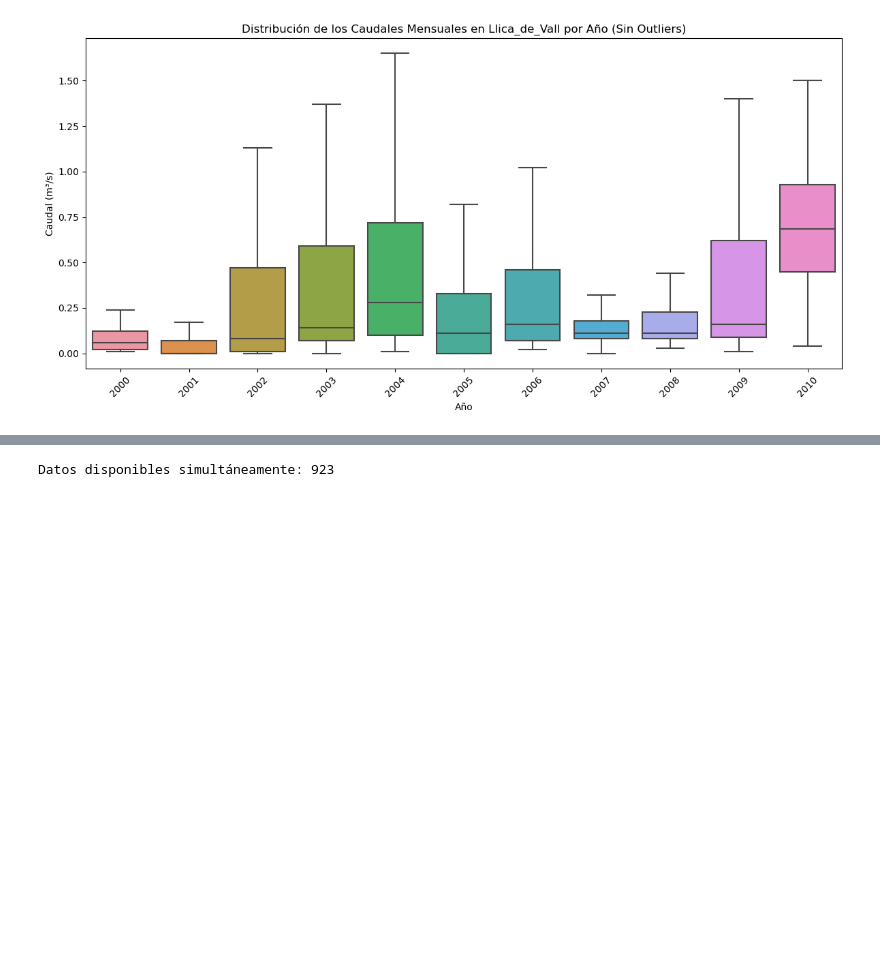
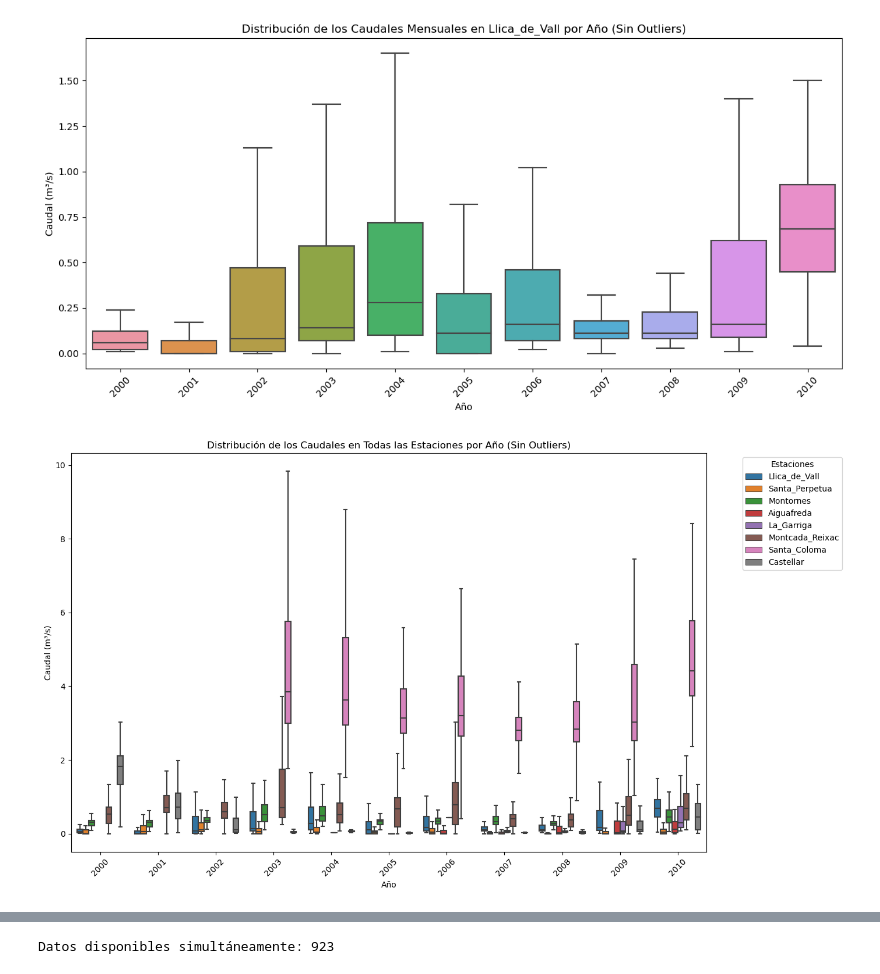
Before and after one commit to saosar/Hidrology, a Jupyter notebook: Estadistica/2SOAEstadistica.ipynb, the cells around one changed output, grey strips where cells are left out. Cells and saved outputs as stored; diff of their text form; code cells hidden in the pictures; blank space fills up the shorter version.

```diff
--- a/Estadistica/2SOAEstadistica.ipynb
+++ b/Estadistica/2SOAEstadistica.ipynb
@@ -752,3 +777,30 @@ fig.update_layout(
 
 # 7. Mostrar el gráfico interactivo
 fig.show()
+# %%
+
+# 1. Asegurarse de que la columna 'Year' y 'Month' estén creadas
+TotalDat['Year'] = TotalDat['Fecha'].dt.year  # Extraer el año
+TotalDat['Month'] = TotalDat['Fecha'].dt.month  # Extraer el mes
+
+# 2. Calcular el caudal medio mensual para todas las estaciones por mes y año
+caudal_medio_mensual_todas = TotalDat.groupby(['Estacio', 'Year', 'Month']).agg({'Valor': 'mean'}).reset_index()
+
+# 3. Crear una nueva columna 'YearMonth' para combinar el año y el mes
+caudal_medio_mensual_todas['YearMonth'] = pd.to_datetime(caudal_medio_mensual_todas[['Year', 'Month']].assign(Day=1))
+
+# 4. Crear el gráfico de líneas interactivo con Plotly para todas las estaciones
+fig = px.line(caudal_medio_mensual_todas, x='YearMonth', y='Valor', color='Estacio',
+              title="Evolución del Caudal Medio Mensual por Estación",
+              labels={"Valor": "Caudal Medio Mensual (m³/s)", "YearMonth": "Fecha", "Estacio": "Estación"})
+
+# 5. Ajustar el diseño del gráfico para mostrar los valores con mayor precisión
+fig.update_layout(
+    yaxis=dict(tickformat=".4f"),  # Ajustar la precisión del eje Y
+    xaxis_title="Fecha",
+    yaxis_title="Caudal Medio Mensual (m³/s)",
+    hovermode="x unified"
+)
+
+# 6. Mostrar el gráfico interactivo
+fig.show()
@@ -1093,3 +1180,23 @@ plt.tight_layout()  # Ajustar el diseño del gráfico
 plt.show()
 # %% [output]
 [figure]
+# %%
+# 1. Asegurarse de que la columna 'Year' esté creada
+TotalDat['Year'] = TotalDat['Fecha'].dt.year  # Extraer el año
+
+# 2. Generar el diagrama de cajas (boxplot) para todas las estaciones, sin outliers
+plt.figure(figsize=(14, 8))
+sns.boxplot(x='Year', y='Valor', hue='Estacio', data=TotalDat, showfliers=False)  # showfliers=False elimina los outliers
+
+# 3. Añadir títulos y etiquetas
+plt.title("Distribución de los Caudales en Todas las Estaciones por Año (Sin Outliers)")
+plt.xlabel("Año")
+plt.ylabel("Caudal (m³/s)")
+
+# 4. Mostrar el gráfico
+plt.xticks(rotation=45)  # Rotar las etiquetas del eje X si hay muchos años
+plt.legend(title='Estaciones', bbox_to_anchor=(1.05, 1), loc='upper left')  # Colocar la leyenda fuera del gráfico
+plt.tight_layout()  # Ajustar el diseño del gráfico
+plt.show()
+# %% [output]
+[figure, added]
```
Also changed, not shown: parts of 6 cells of this notebook, 3 other files.
